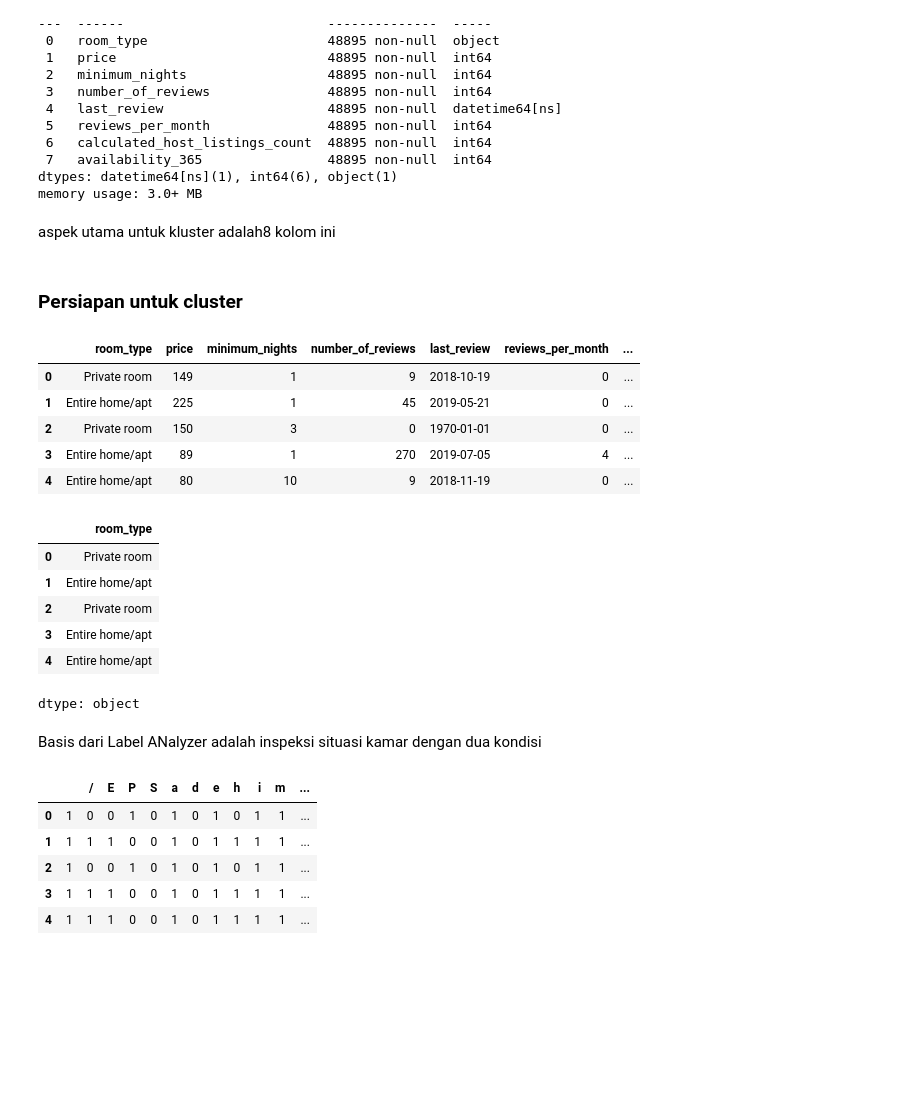
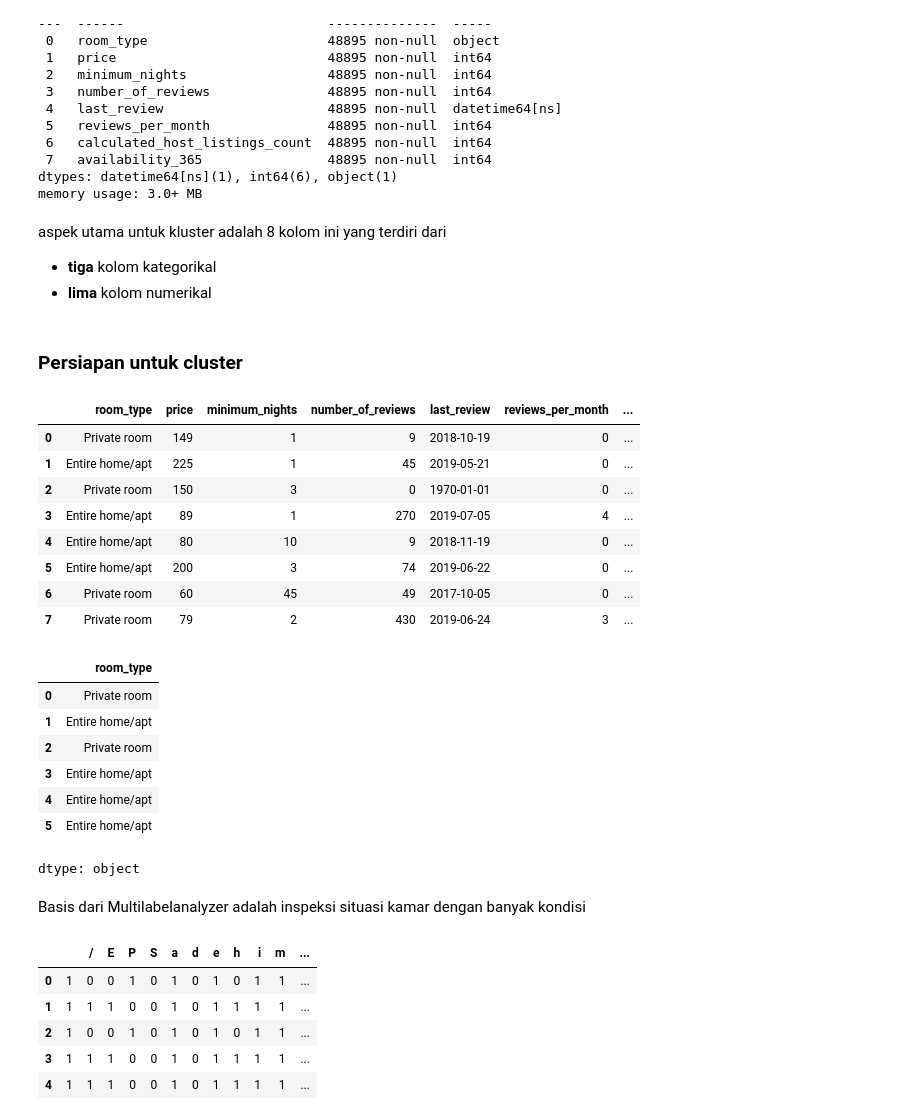
Before and after one commit to DGkurnia/cnkproject, a Jupyter notebook: Submisi_Akhir_BMLP_Derfansyah_Guswiranata_Kurnia_clus_mk2.ipynb, the cells around one changed output. Saved outputs shown, nothing was run; the diff lists cells and outputs as text; code cells hidden in the pictures; blank space fills up the shorter version.

```diff
--- a/Submisi_Akhir_BMLP_Derfansyah_Guswiranata_Kurnia_clus_mk2.ipynb
+++ b/Submisi_Akhir_BMLP_Derfansyah_Guswiranata_Kurnia_clus_mk2.ipynb
@@ -409,24 +394,29 @@ Data columns (total 8 columns):
 dtypes: datetime64[ns](1), int64(6), object(1)
 memory usage: 3.0+ MB
 # %% [markdown]
-aspek utama untuk kluster adalah8 kolom ini
+aspek utama untuk kluster adalah 8 kolom ini yang terdiri dari
+* **tiga** kolom kategorikal
+* **lima** kolom numerikal
 # %% [markdown]
 ### Persiapan untuk cluster
 # %%
 #cek hasil iloc
 clsdf['room_type'] = clsdf['room_type'].astype('str').copy()
-clsdf.head()
+clsdf.head(8)
 # %% [output]
 |  | room_type | price | minimum_nights | number_of_reviews | last_review | reviews_per_month | ... |
 | 0 | Private room | 149 | 1 | 9 | 2018-10-19 | 0 | ... |
 | 1 | Entire home/apt | 225 | 1 | 45 | 2019-05-21 | 0 | ... |
 | 2 | Private room | 150 | 3 | 0 | 1970-01-01 | 0 | ... |
 | 3 | Entire home/apt | 89 | 1 | 270 | 2019-07-05 | 4 | ... |
 | 4 | Entire home/apt | 80 | 10 | 9 | 2018-11-19 | 0 | ... |
+| 5 | Entire home/apt | 200 | 3 | 74 | 2019-06-22 | 0 | ... |
+| 6 | Private room | 60 | 45 | 49 | 2017-10-05 | 0 | ... |
+| 7 | Private room | 79 | 2 | 430 | 2019-06-24 | 3 | ... |
 # %%
 #inisiasi labelanalyzer untuk kamar
 clroom = clsdf['room_type'].copy()
-clroom.head()
+clroom.head(6)
 # %% [output]
 |  | room_type |
 | 0 | Private room |
@@ -434,9 +424,10 @@ clroom.head()
 | 2 | Private room |
 | 3 | Entire home/apt |
 | 4 | Entire home/apt |
+| 5 | Entire home/apt |
 dtype: object
 # %% [markdown]
-Basis dari Label ANalyzer adalah inspeksi situasi kamar dengan dua kondisi
+Basis dari Multilabelanalyzer adalah inspeksi situasi kamar dengan banyak kondisi
 # %%
 #inisiasi mlb
 mlb = MultiLabelBinarizer()
```
Also changed, not shown: parts of 21 cells of this notebook.
